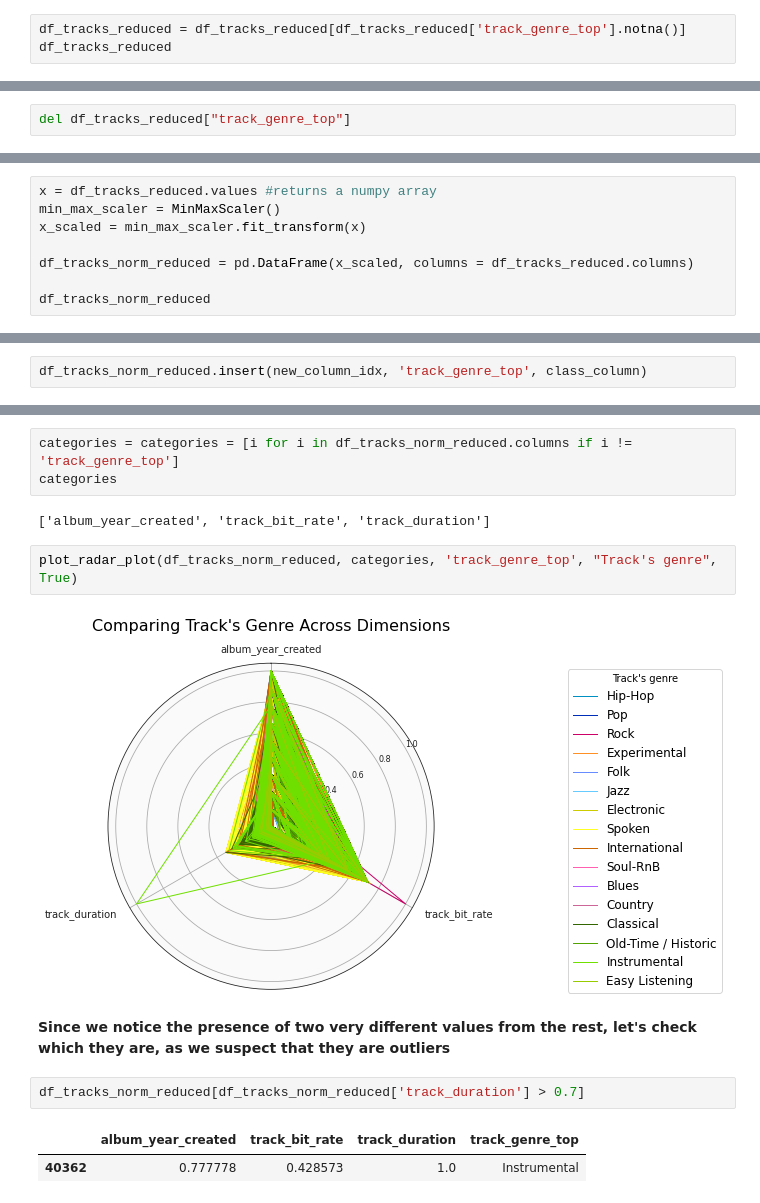
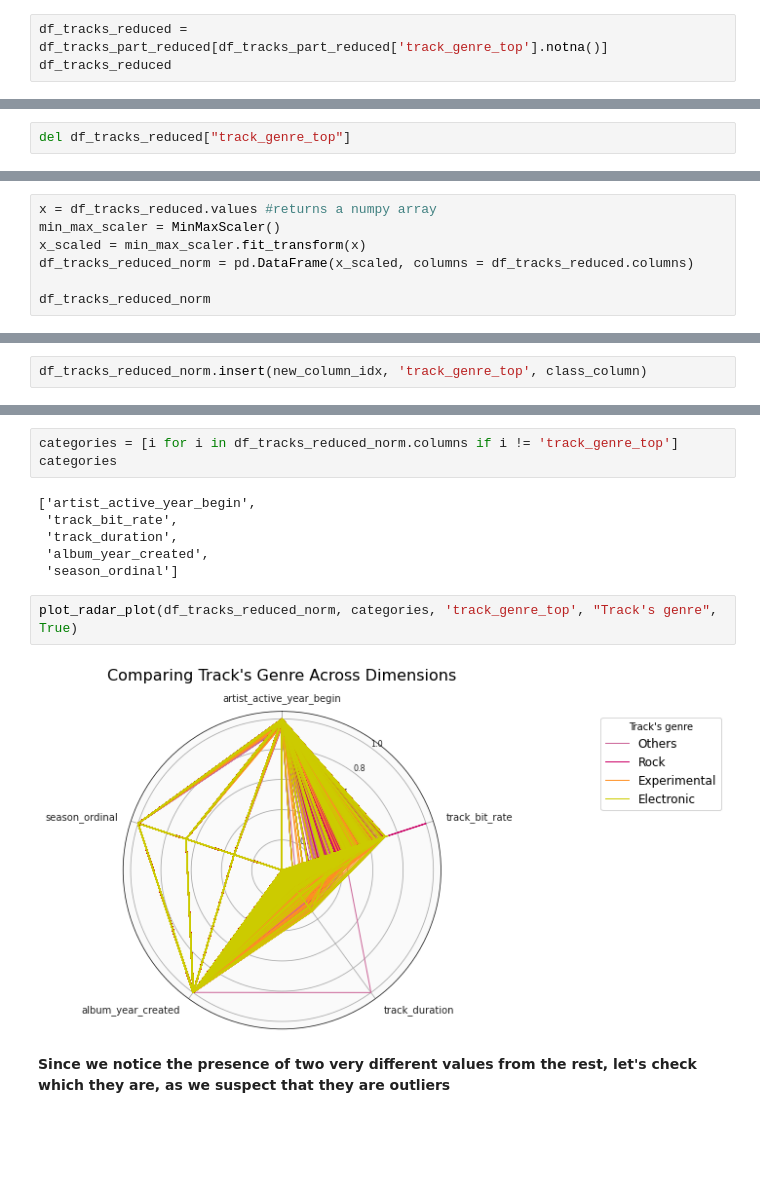
Before and after one commit to alexandrabradan/Datamining2_AdvancedTopics, a Jupyter notebook: notebook/Module_1/Music Analysis_understanding.ipynb, the cells around one changed output, grey strips where cells are left out. Drawn from its saved outputs; the diff is of its cells as text; blank space fills up the shorter version.

```diff
--- a/notebook/Module_1/Music Analysis_understanding.ipynb
+++ b/notebook/Module_1/Music Analysis_understanding.ipynb
@@ -972,6 +996,6 @@ df_tracks_reduced
 # %% [markdown]
 <b>We maintain in this dataset only notna values, to realize a significative parallel coordinates plot</b>
 # %%
-df_tracks_reduced = df_tracks_reduced[df_tracks_reduced['track_genre_top'].notna()]
+df_tracks_reduced = df_tracks_part_reduced[df_tracks_part_reduced['track_genre_top'].notna()]
 df_tracks_reduced
 # %% [output]
@@ -1003,8 +1027,7 @@ del df_tracks_reduced["track_genre_top"]
 x = df_tracks_reduced.values #returns a numpy array
 min_max_scaler = MinMaxScaler()
 x_scaled = min_max_scaler.fit_transform(x)
+df_tracks_reduced_norm = pd.DataFrame(x_scaled, columns = df_tracks_reduced.columns)
 
-df_tracks_norm_reduced = pd.DataFrame(x_scaled, columns = df_tracks_reduced.columns)
-
-df_tracks_norm_reduced
+df_tracks_reduced_norm
 # %% [output]
@@ -1024,2 +1047,2 @@ df_tracks_norm_reduced
 # %%
-df_tracks_norm_reduced.insert(new_column_idx, 'track_genre_top', class_column)
+df_tracks_reduced_norm.insert(new_column_idx, 'track_genre_top', class_column)
@@ -1054,16 +1080,15 @@ plt.show()
 # %%
-categories = categories = [i for i in df_tracks_norm_reduced.columns if i != 'track_genre_top']
+categories = [i for i in df_tracks_reduced_norm.columns if i != 'track_genre_top']
 categories
 # %% [output]
-['album_year_created', 'track_bit_rate', 'track_duration']
+['artist_active_year_begin',
+ 'track_bit_rate',
+ 'track_duration',
+ 'album_year_created',
+ 'season_ordinal']
 # %%
-plot_radar_plot(df_tracks_norm_reduced, categories, 'track_genre_top', "Track's genre", True)
+plot_radar_plot(df_tracks_reduced_norm, categories, 'track_genre_top', "Track's genre", True)
 # %% [output]
-[figure, old version]
+[figure, new version]
 # %% [markdown]
 <b>Since we notice the presence of two very different values from the rest, let's check which they are, as we suspect that they are outliers</b>
-# %%
-df_tracks_norm_reduced[df_tracks_norm_reduced['track_duration'] > 0.7]
-# %% [output]
-|  | album_year_created | track_bit_rate | track_duration | track_genre_top |
-| 40362 | 0.777778 | 0.428573 | 1.0 | Instrumental |
```
Also changed, not shown: parts of 218 cells of this notebook.
